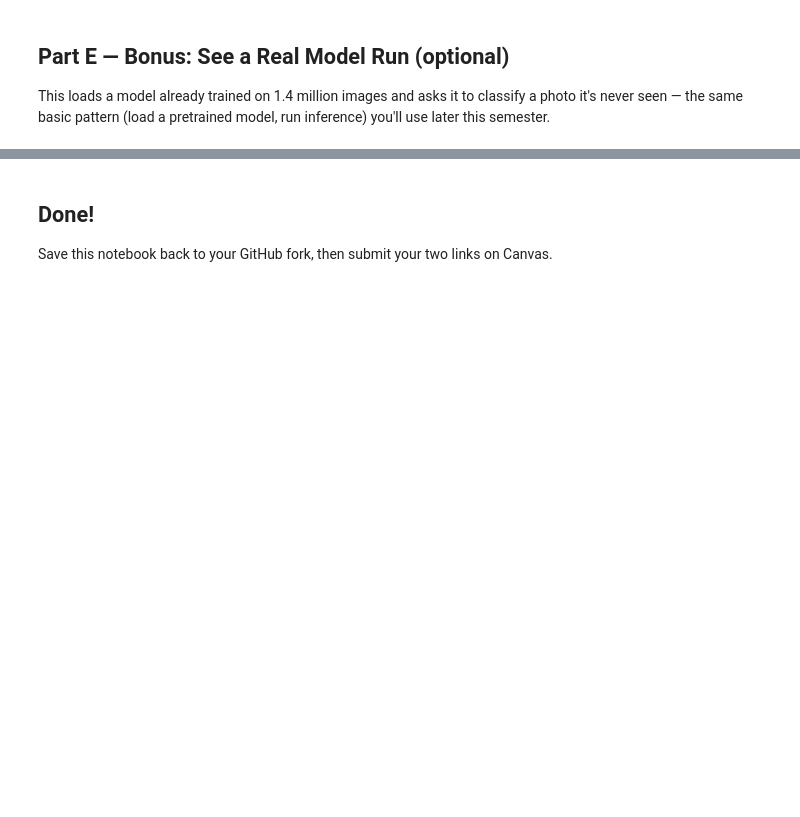
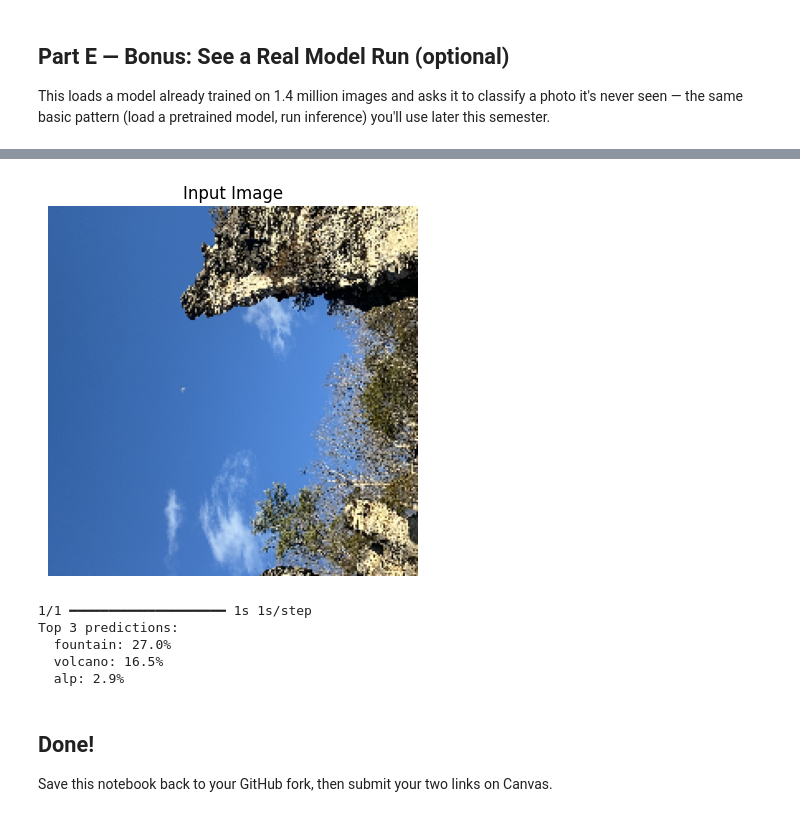
Before and after one commit to RidSis15/IT480-FA26, a Jupyter notebook: Lab0/hello_deep_learning.ipynb, the cells around one changed output, grey strips where cells are left out. Drawn from its saved outputs; the diff is of its cells as text; code cells hidden in the pictures; blank space fills up the shorter version.

```diff
--- a/Lab0/hello_deep_learning.ipynb
+++ b/Lab0/hello_deep_learning.ipynb
@@ -141,3 +216,37 @@ for label, name, confidence in decode_predictions(preds, top=3)[0]:
+# %%
+import tensorflow as tf
+from tensorflow.keras.applications import MobileNetV2
+from tensorflow.keras.applications.mobilenet_v2 import preprocess_input, decode_predictions
+from tensorflow.keras.preprocessing import image
+import numpy as np
+import matplotlib.pyplot as plt
+
+# Download a sample image (cached after first run)
+img_path = '/content/IMG_0667.jpg'
+
+# Load and display the image
+img = image.load_img(img_path, target_size=(224, 224))
+plt.imshow(img)
+plt.axis('off')
+plt.title('Input Image')
+plt.show()
+
+# Run inference
+model = MobileNetV2(weights='imagenet')
+x = preprocess_input(np.expand_dims(image.img_to_array(img), axis=0))
+preds = model.predict(x)
+
+# Show the predictions
+print("Top 3 predictions:")
+for label, name, confidence in decode_predictions(preds, top=3)[0]:
+    print(f"  {name}: {confidence*100:.1f}%")
+# %% [output]
+[figure, added]
+1/1 ━━━━━━━━━━━━━━━━━━━━ 1s 1s/step
+Top 3 predictions:
+  fountain: 27.0%
+  volcano: 16.5%
+  alp: 2.9%
 # %% [markdown]
 ## Done!
 
```
Also changed, not shown: parts of 8 cells of this notebook.
